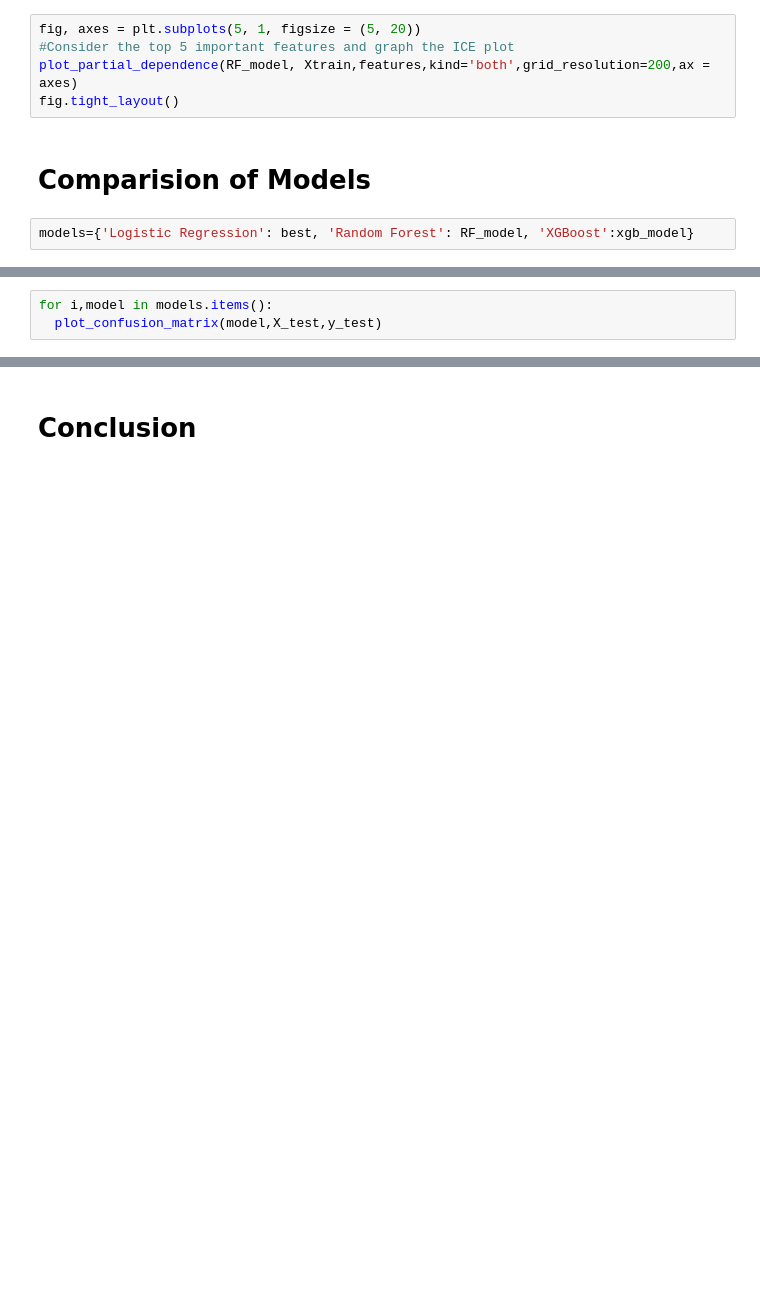
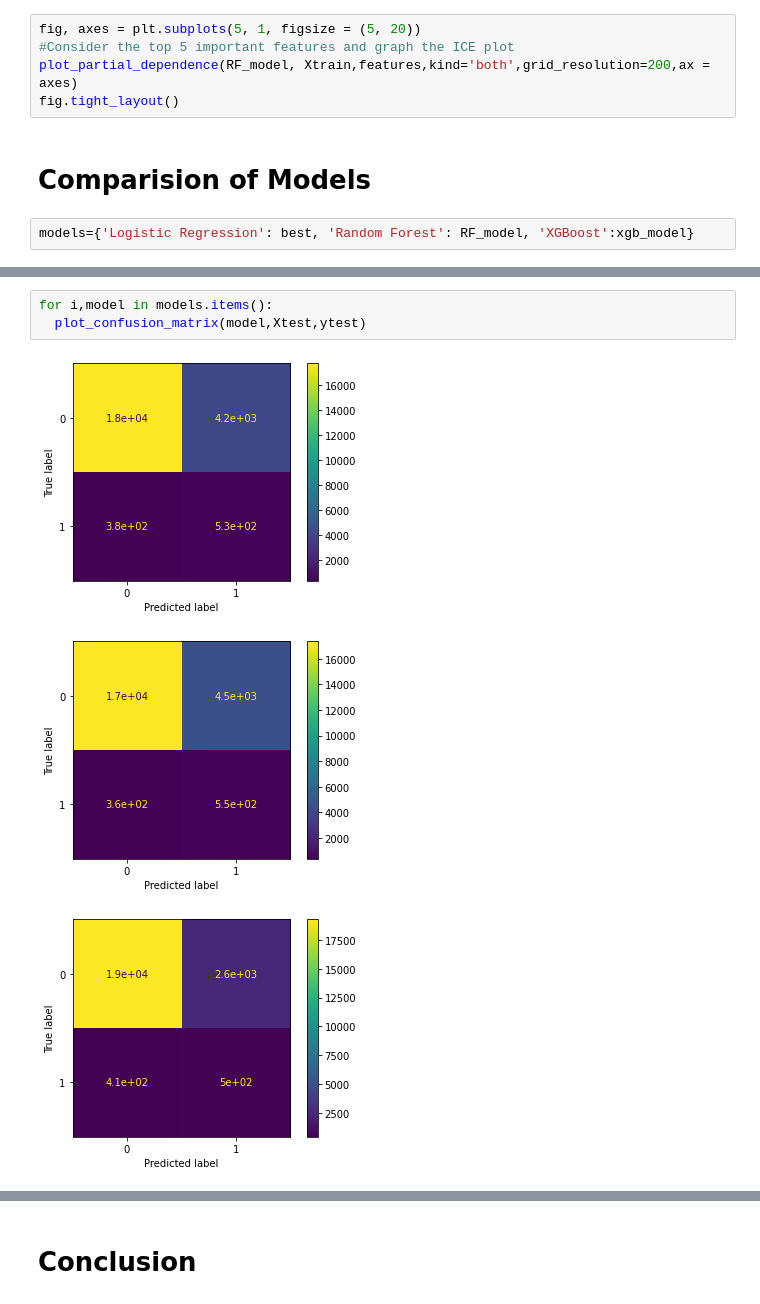
Before and after one commit to manila-devaraj/Santander-Customer-Satisfation, a Jupyter notebook: Modelling_and_interpretation.ipynb, the cells around one changed output, grey strips where cells are left out. Saved outputs shown, nothing was run; the diff lists cells and outputs as text; blank space fills up the shorter version.

```diff
--- a/Modelling_and_interpretation.ipynb
+++ b/Modelling_and_interpretation.ipynb
@@ -580,4 +651,8 @@ plt.xticks(rotation='90')
 # %%
 for i,model in models.items():
-  plot_confusion_matrix(model,X_test,y_test)
+  plot_confusion_matrix(model,Xtest,ytest)
+# %% [output]
+[figure, added]
+[figure, added]
+[figure, added]
 # %%
```
Also changed, not shown: parts of 22 cells of this notebook.
